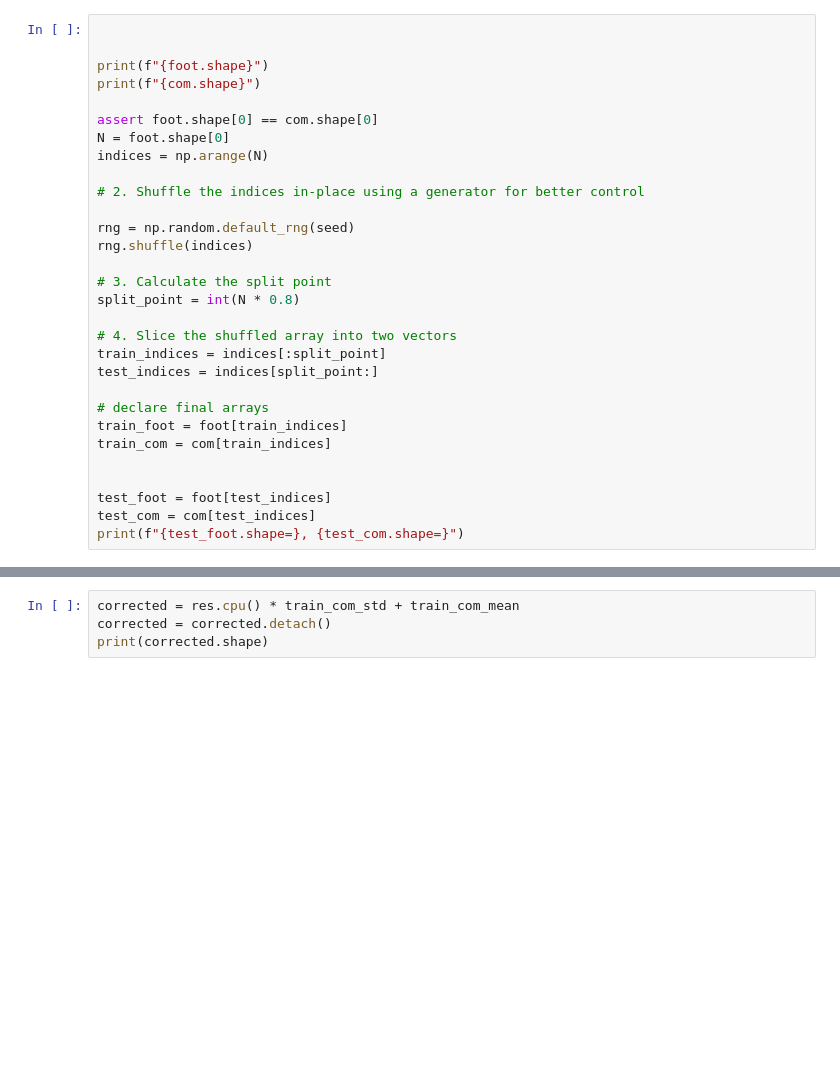
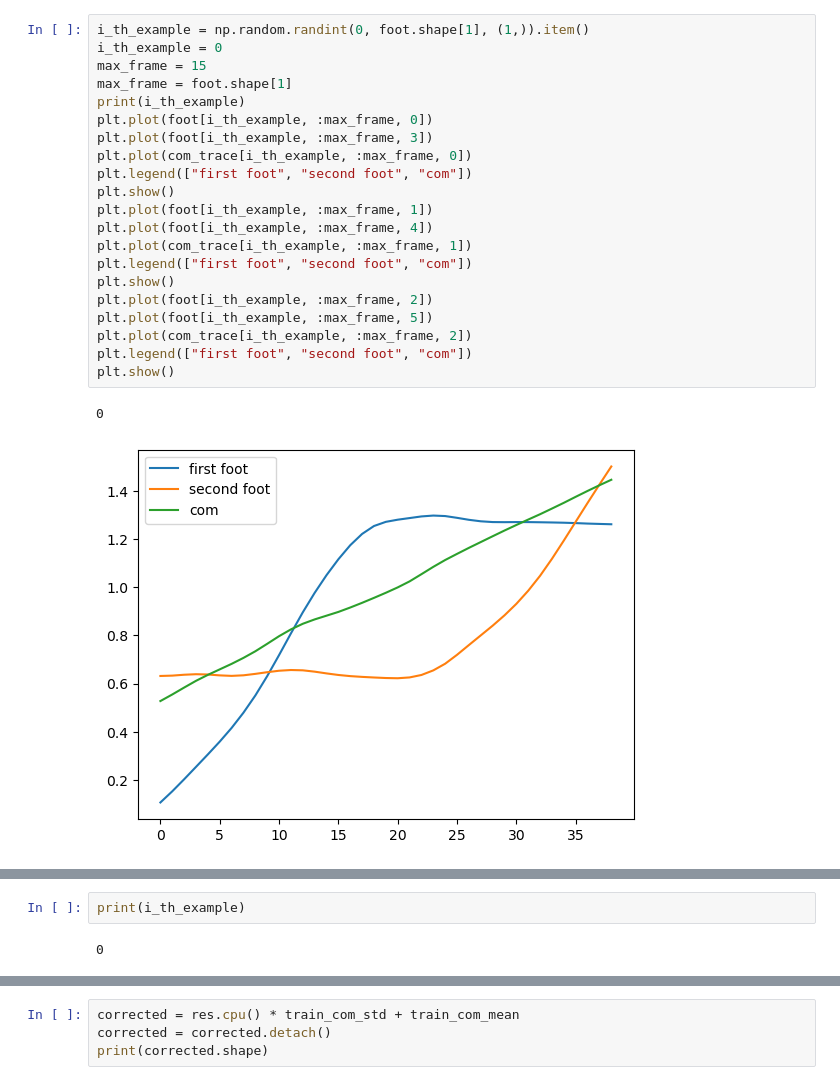
Before and after one commit to laurasaizz/SBI_walking, a Jupyter notebook: model.ipynb, the cells around one changed output, grey strips where cells are left out. Saved outputs shown, nothing was run; the diff lists cells and outputs as text; blank space fills up the shorter version.

```diff
--- a/model.ipynb
+++ b/model.ipynb
@@ -36,30 +42,24 @@ foot_reshape = foot.reshape((foot.shape[0],-1)) # flatten(1)?
-# %%
-
-
-print(f"{foot.shape}")
-print(f"{com.shape}")
-
-assert foot.shape[0] == com.shape[0]
-N = foot.shape[0]
-indices = np.arange(N)
-
-# 2. Shuffle the indices in-place using a generator for better control
-
-rng = np.random.default_rng(seed)
-rng.shuffle(indices)
-
-# 3. Calculate the split point
-split_point = int(N * 0.8)
-
-# 4. Slice the shuffled array into two vectors
-train_indices = indices[:split_point]
-test_indices = indices[split_point:]
-
-# declare final arrays
-train_foot = foot[train_indices]
-train_com = com[train_indices]
-
-
-test_foot = foot[test_indices]
-test_com = com[test_indices]
-print(f"{test_foot.shape=}, {test_com.shape=}")
+# %%
+i_th_example = np.random.randint(0, foot.shape[1], (1,)).item()
+i_th_example = 0
+max_frame = 15
+max_frame = foot.shape[1]
+print(i_th_example)
+plt.plot(foot[i_th_example, :max_frame, 0])
+plt.plot(foot[i_th_example, :max_frame, 3])
+plt.plot(com_trace[i_th_example, :max_frame, 0])
+plt.legend(["first foot", "second foot", "com"])
+plt.show()
+plt.plot(foot[i_th_example, :max_frame, 1])
+plt.plot(foot[i_th_example, :max_frame, 4])
+plt.plot(com_trace[i_th_example, :max_frame, 1])
+plt.legend(["first foot", "second foot", "com"])
+plt.show()
+plt.plot(foot[i_th_example, :max_frame, 2])
+plt.plot(foot[i_th_example, :max_frame, 5])
+plt.plot(com_trace[i_th_example, :max_frame, 2])
+plt.legend(["first foot", "second foot", "com"])
+plt.show()
+# %% [output]
+0
+[figure, added]
@@ -65,0 +68,4 @@ print(f"{test_foot.shape=}, {test_com.shape=}")
+# %%
+print(i_th_example)
+# %% [output]
+0
```
Also changed, not shown: parts of 30 cells of this notebook, 1 other file.
